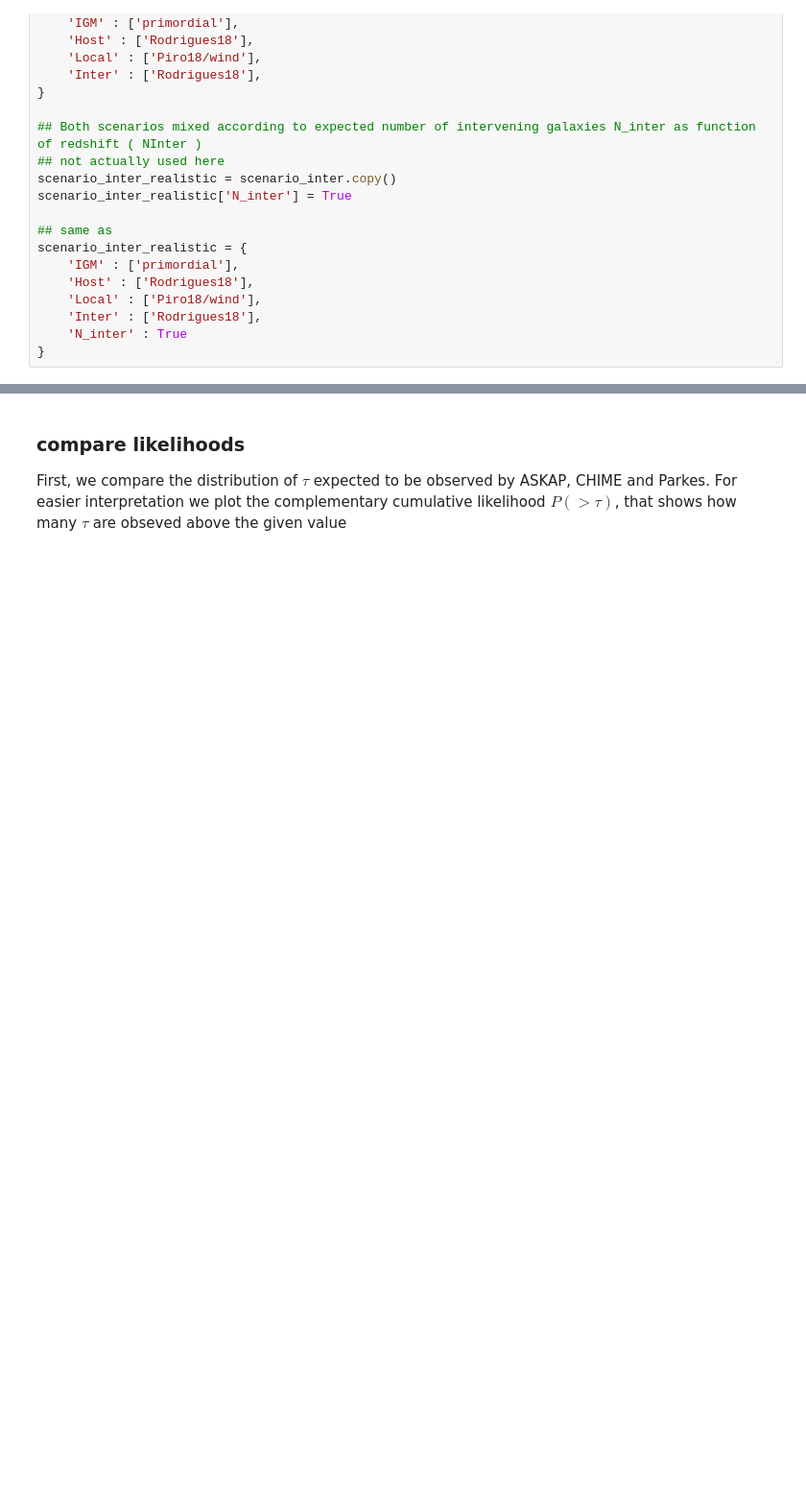
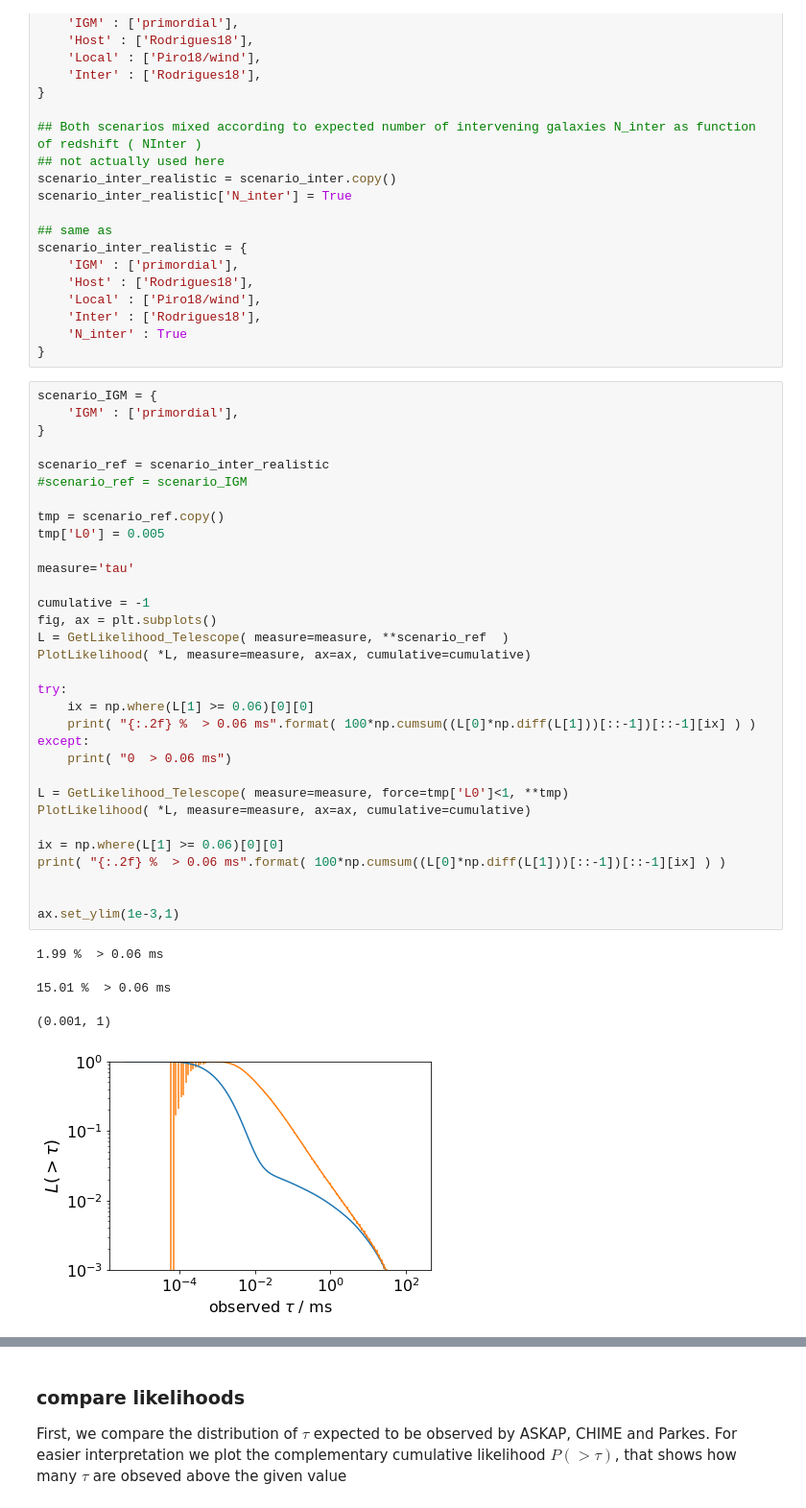
Before and after one commit to FRBs/PreFRBLE, a Jupyter notebook: notebooks/IdentifyInterveningGalaxy.ipynb, the cells around one changed output, grey strips where cells are left out. Shown at 96% size. Cells and saved outputs as stored; diff of their text form; blank space fills up the shorter version.

```diff
--- a/notebooks/IdentifyInterveningGalaxy.ipynb
+++ b/notebooks/IdentifyInterveningGalaxy.ipynb
@@ -39,3 +39,40 @@ scenario_inter_realistic = {
     'Inter' : ['Rodrigues18'],
     'N_inter' : True
 }
+# %%
+scenario_IGM = {
+    'IGM' : ['primordial'],
+}
+
+scenario_ref = scenario_inter_realistic
+#scenario_ref = scenario_IGM
+
+tmp = scenario_ref.copy()
+tmp['L0'] = 0.005
+
+measure='tau'
+
+cumulative = -1
+fig, ax = plt.subplots()
+L = GetLikelihood_Telescope( measure=measure, **scenario_ref  )
+PlotLikelihood( *L, measure=measure, ax=ax, cumulative=cumulative)
+
+try:
+    ix = np.where(L[1] >= 0.06)[0][0]
+    print( "{:.2f} %  > 0.06 ms".format( 100*np.cumsum((L[0]*np.diff(L[1]))[::-1])[::-1][ix] ) )
+except:
+    print( "0  > 0.06 ms")
+
+L = GetLikelihood_Telescope( measure=measure, force=tmp['L0']<1, **tmp)
+PlotLikelihood( *L, measure=measure, ax=ax, cumulative=cumulative)
+
+ix = np.where(L[1] >= 0.06)[0][0]
+print( "{:.2f} %  > 0.06 ms".format( 100*np.cumsum((L[0]*np.diff(L[1]))[::-1])[::-1][ix] ) )
+
+
+ax.set_ylim(1e-3,1)
+# %% [output]
+1.99 %  > 0.06 ms
+15.01 %  > 0.06 ms
+(0.001, 1)
+[figure, added]
```
Also changed, not shown: parts of 5 cells of this notebook, 3 other files.
